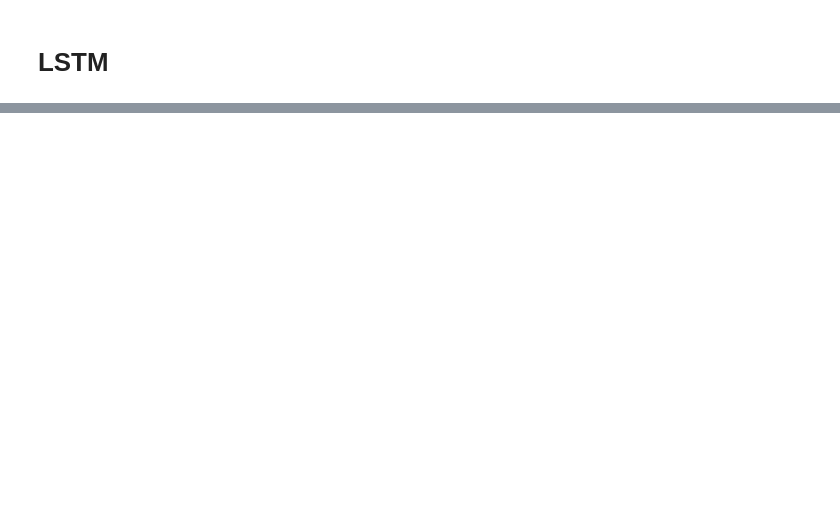
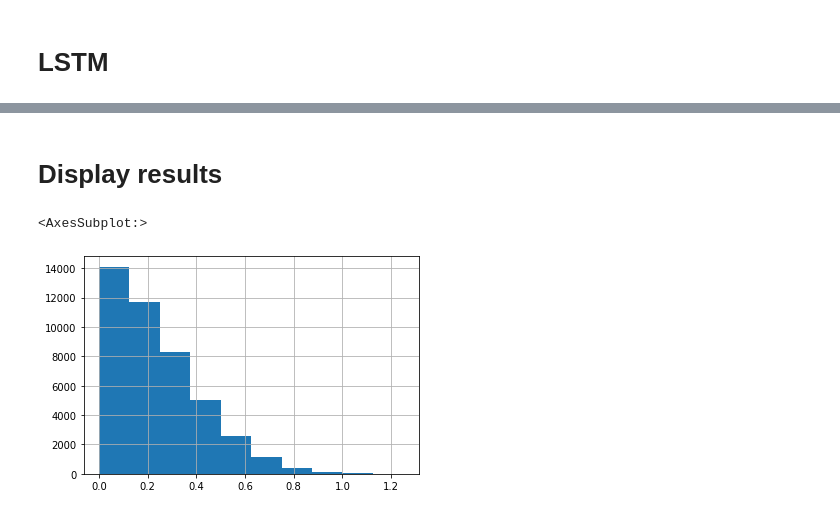
Before and after one commit to theabc50111/ARIMA-LSTM-hybrid-corrcoef-predict, a Jupyter notebook: hybrid_model_pred.ipynb, the cells around one changed output, grey strips where cells are left out. Cells and saved outputs as stored; diff of their text form; code cells hidden in the pictures; blank space fills up the shorter version.

```diff
--- a/hybrid_model_pred.ipynb
+++ b/hybrid_model_pred.ipynb
@@ -345,0 +272,10 @@ time: 734 µs (started: 2022-04-28 15:13:48 +00:00)
+# %% [markdown]
+# Display results
+# %%
+res_df = pd.read_csv("./stock_correlation_prediction/use_hybrid_model/295stocks_res.csv")
+display(res_df)
+# %%
+res_df['mae'].hist()
+# %% [output]
+<AxesSubplot:>
+[figure, added]
```
Also changed, not shown: parts of 19 cells of this notebook, 5 other files.
